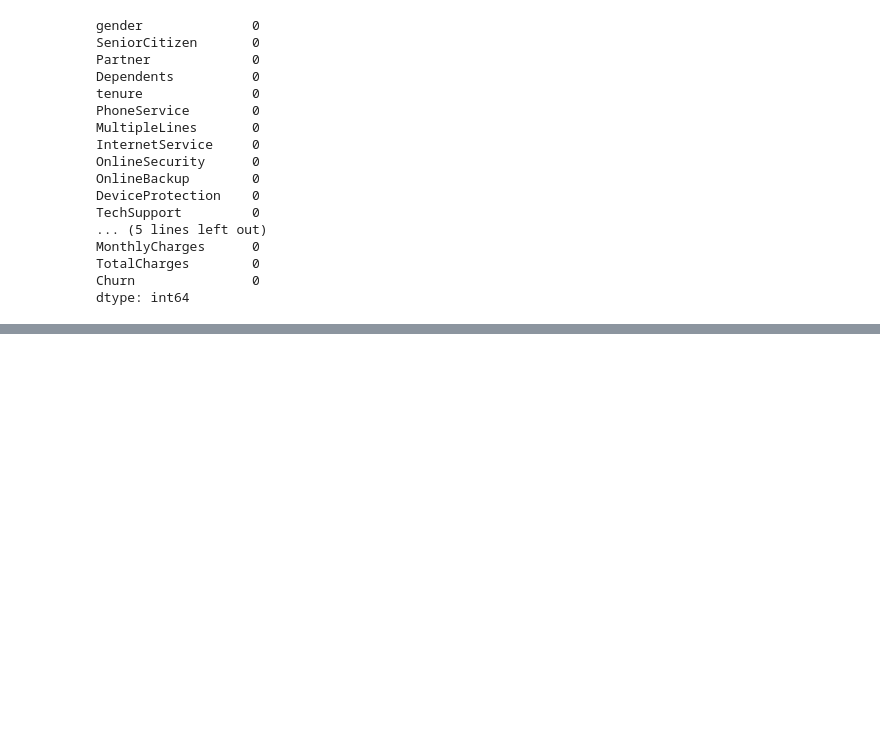
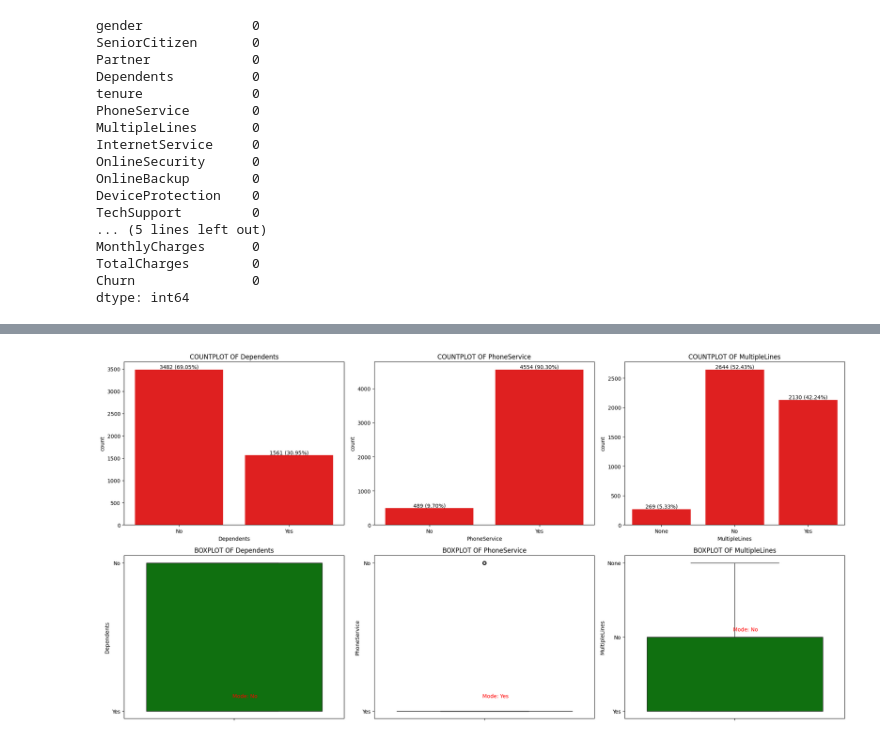
Before and after one commit to Asi9128/PHASE2_FIRST_PROJECT, a Jupyter notebook: PROJECT1_PH2.ipynb, the cells around one changed output, grey strips where cells are left out. Cells and saved outputs as stored; diff of their text form; code cells hidden in the pictures; blank space fills up the shorter version.

```diff
--- a/PROJECT1_PH2.ipynb
+++ b/PROJECT1_PH2.ipynb
@@ -728,0 +884,4 @@ import matplotlib.pyplot as plt
+# %%
+visual_categorical(train_data, ['Dependents', 'PhoneService','MultipleLines'])
+# %% [output]
+[figure, added]
```
Also changed, not shown: parts of 31 cells of this notebook.
